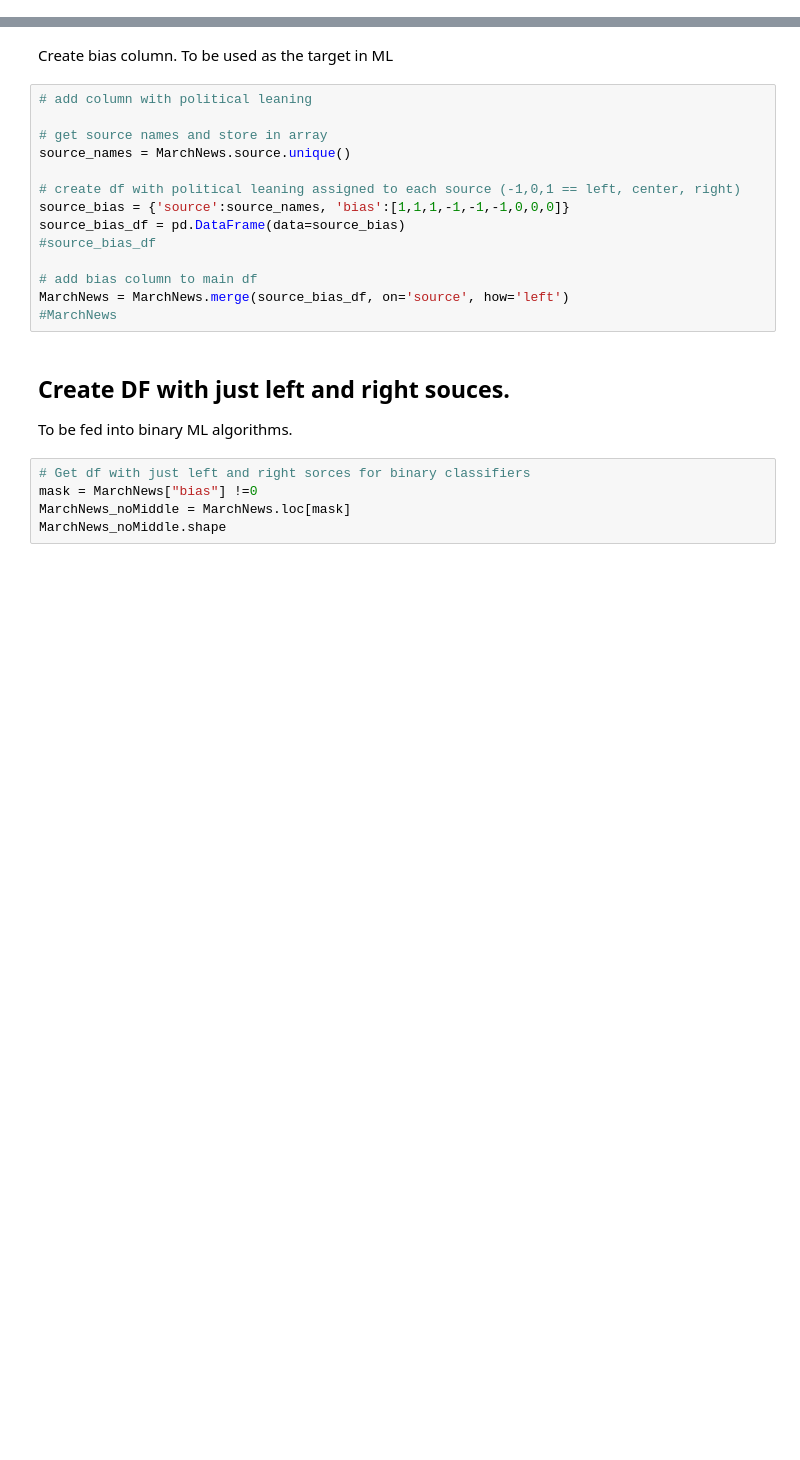
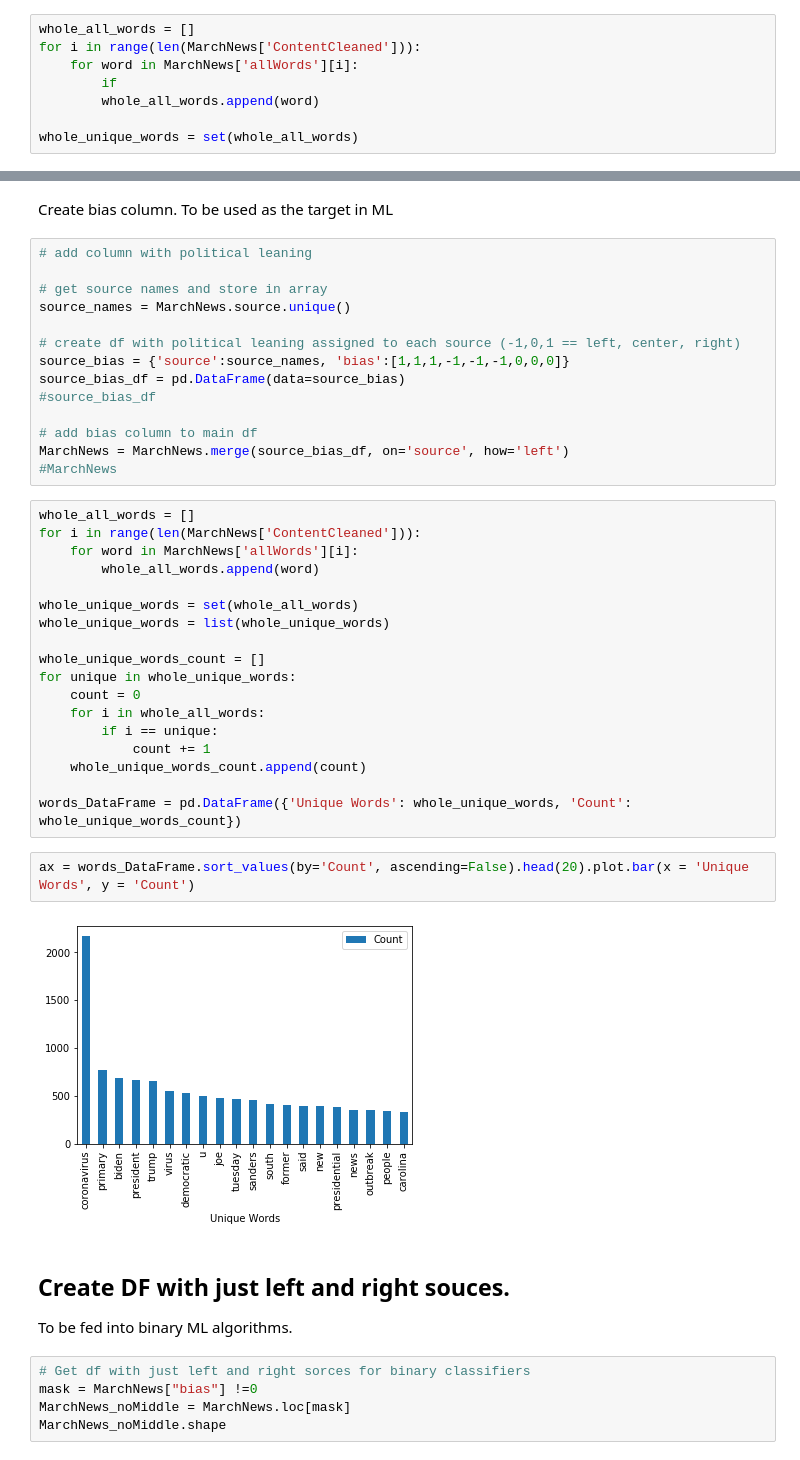
Before and after one commit to psulliv4/mediabias-project, a Jupyter notebook: DetectingMediaBias.ipynb, the cells around one changed output, grey strips where cells are left out. Saved outputs shown, nothing was run; the diff lists cells and outputs as text; blank space fills up the shorter version.

```diff
--- a/DetectingMediaBias.ipynb
+++ b/DetectingMediaBias.ipynb
@@ -633,3 +611,11 @@ print(MarchNews['allWords'][3])
 ['federalist', 'editor', 'mollie', 'hemingway', 'biden', 'sc', 'win', 'blew', 'away', 'people', 'expectations', 'former', 'vice', 'president', 'joe', 'biden', 'called', 'victory', 'saturday', 'night', ...
 # %% [markdown]
 Create column of all words in an article saved as a single string. This will be fed into the ML algorithms.
+# %%
+whole_all_words = []
+for i in range(len(MarchNews['ContentCleaned'])):
+    for word in MarchNews['allWords'][i]:
+        if
+        whole_all_words.append(word)
+
+whole_unique_words = set(whole_all_words)
@@ -664,6 +650,28 @@ source_bias_df = pd.DataFrame(data=source_bias)
 # add bias column to main df
 MarchNews = MarchNews.merge(source_bias_df, on='source', how='left')
 #MarchNews
+# %%
+whole_all_words = []
+for i in range(len(MarchNews['ContentCleaned'])):
+    for word in MarchNews['allWords'][i]:
+        whole_all_words.append(word)
+
+whole_unique_words = set(whole_all_words)
+whole_unique_words = list(whole_unique_words)
+
+whole_unique_words_count = []
+for unique in whole_unique_words:
+    count = 0
+    for i in whole_all_words:
+        if i == unique:
+            count += 1
+    whole_unique_words_count.append(count)
+
+words_DataFrame = pd.DataFrame({'Unique Words': whole_unique_words, 'Count': whole_unique_words_count})
+# %%
+ax = words_DataFrame.sort_values(by='Count', ascending=False).head(20).plot.bar(x = 'Unique Words', y = 'Count')
+# %% [output]
+[figure, added]
 # %% [markdown]
 ## Create DF with just left and right souces.
 To be fed into binary ML algorithms.
```
Also changed, not shown: parts of 6 cells of this notebook.
